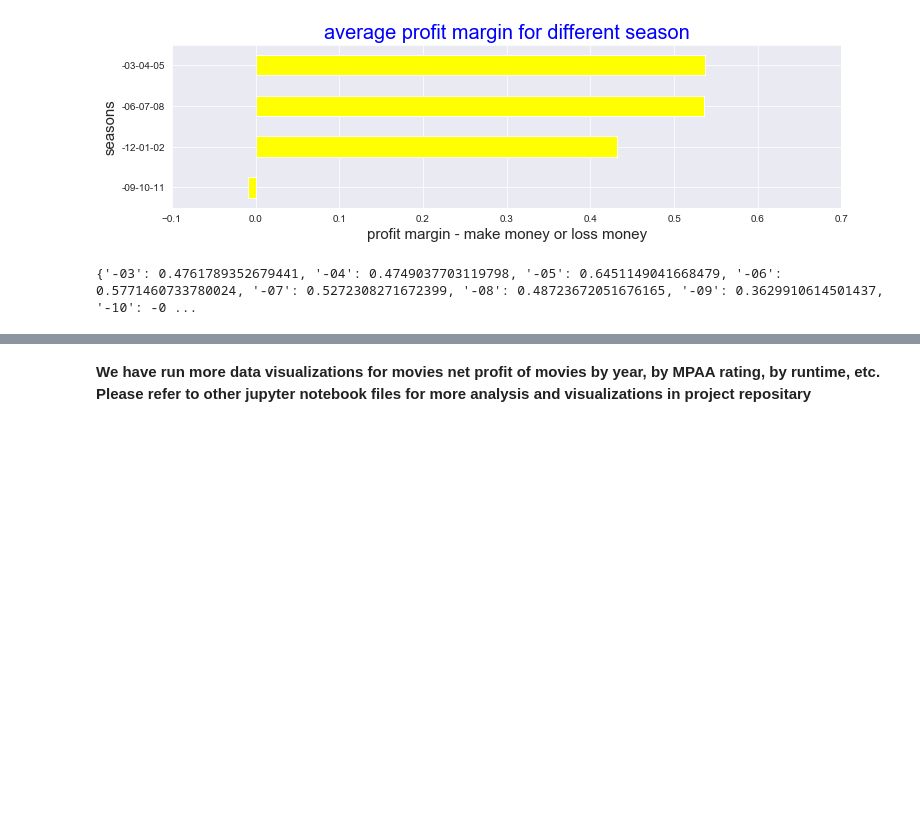
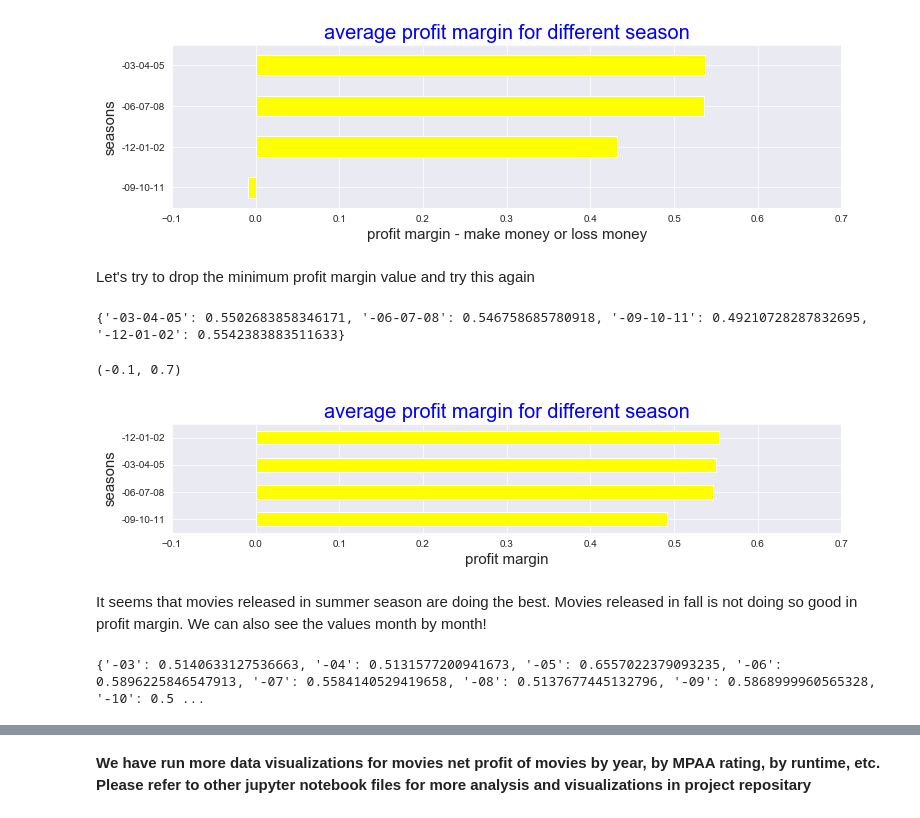
Before and after one commit to KenHoffman95/Ken-and-Zhi-Module-1-Project, a Jupyter notebook: project_1.ipynb, the cells around one changed output, grey strips where cells are left out. Cells and saved outputs as stored; diff of their text form; code cells hidden in the pictures; blank space fills up the shorter version.

```diff
--- a/project_1.ipynb
+++ b/project_1.ipynb
@@ -613,6 +613,33 @@ plt.xlim(-0.1, 0.7)
 # %% [output]
 (-0.1, 0.7)
 [figure]
+# %% [markdown]
+Let's try to drop the minimum profit margin value and try this again
+# %%
+seasonlist = ['-03-04-05', '-06-07-08', '-09-10-11', '-12-01-02']
+season_dict_profitmargin = {}
+for season in seasonlist:
+    season_dict_profitmargin[season] = []
+    for kkk in df_comprehensive2.index.tolist():
+        if df_comprehensive2.loc[kkk,'release_date'][4:7] in [season[:3],season[3:6],season[6:]]:
+            season_dict_profitmargin[season].append(df_comprehensive2.loc[kkk, 'profit_margin'])
+    season_dict_profitmargin[season].sort()
+    season_dict_profitmargin[season] = np.mean(season_dict_profitmargin[season][1:])
+print(season_dict_profitmargin)
+# %% [output]
+{'-03-04-05': 0.5502683858346171, '-06-07-08': 0.546758685780918, '-09-10-11': 0.49210728287832695, '-12-01-02': 0.5542383883511633}
+# %%
+plt.figure(figsize = [12, 2])
+pd.Series(season_dict_profitmargin).sort_values().plot(kind = 'barh', color = 'yellow')
+plt.title('average profit margin for different season', fontsize = 20, color = 'blue')
+plt.xlabel('profit margin', fontsize = 15)
+plt.ylabel('seasons', fontsize = 15)
+plt.xlim(-0.1, 0.7)
+# %% [output]
+(-0.1, 0.7)
+[figure, added]
+# %% [markdown]
+It seems that movies released in summer season are doing the best. Movies released in fall is not doing so good in profit margin. We can also see the values month by month!
 # %%
 monthlist = ['-03','-04','-05','-06','-07','-08','-09','-10','-11','-12','-01','-02']
 month_dict_profitmargin = {}
@@ -621,7 +648,8 @@ for month in monthlist:
     for xxx in df_comprehensive2.index.tolist():
         if df_comprehensive2.loc[xxx,'release_date'][4:7] == month:
             month_dict_profitmargin[month].append(df_comprehensive2.loc[xxx, 'profit_margin'])
-    month_dict_profitmargin[month] = np.mean(month_dict_profitmargin[month])
+    month_dict_profitmargin[month].sort()
+    month_dict_profitmargin[month] = np.mean(month_dict_profitmargin[month][1:])
 print(month_dict_profitmargin)
 # %% [output]
-{'-03': 0.4761789352679441, '-04': 0.4749037703119798, '-05': 0.6451149041668479, '-06': 0.5771460733780024, '-07': 0.5272308271672399, '-08': 0.48723672051676165, '-09': 0.3629910614501437, '-10': -0 ...
+{'-03': 0.5140633127536663, '-04': 0.5131577200941673, '-05': 0.6557022379093235, '-06': 0.5896225846547913, '-07': 0.5584140529419658, '-08': 0.5137677445132796, '-09': 0.5868999960565328, '-10': 0.5 ...
```
Also changed, not shown: parts of 1 cell of this notebook.
